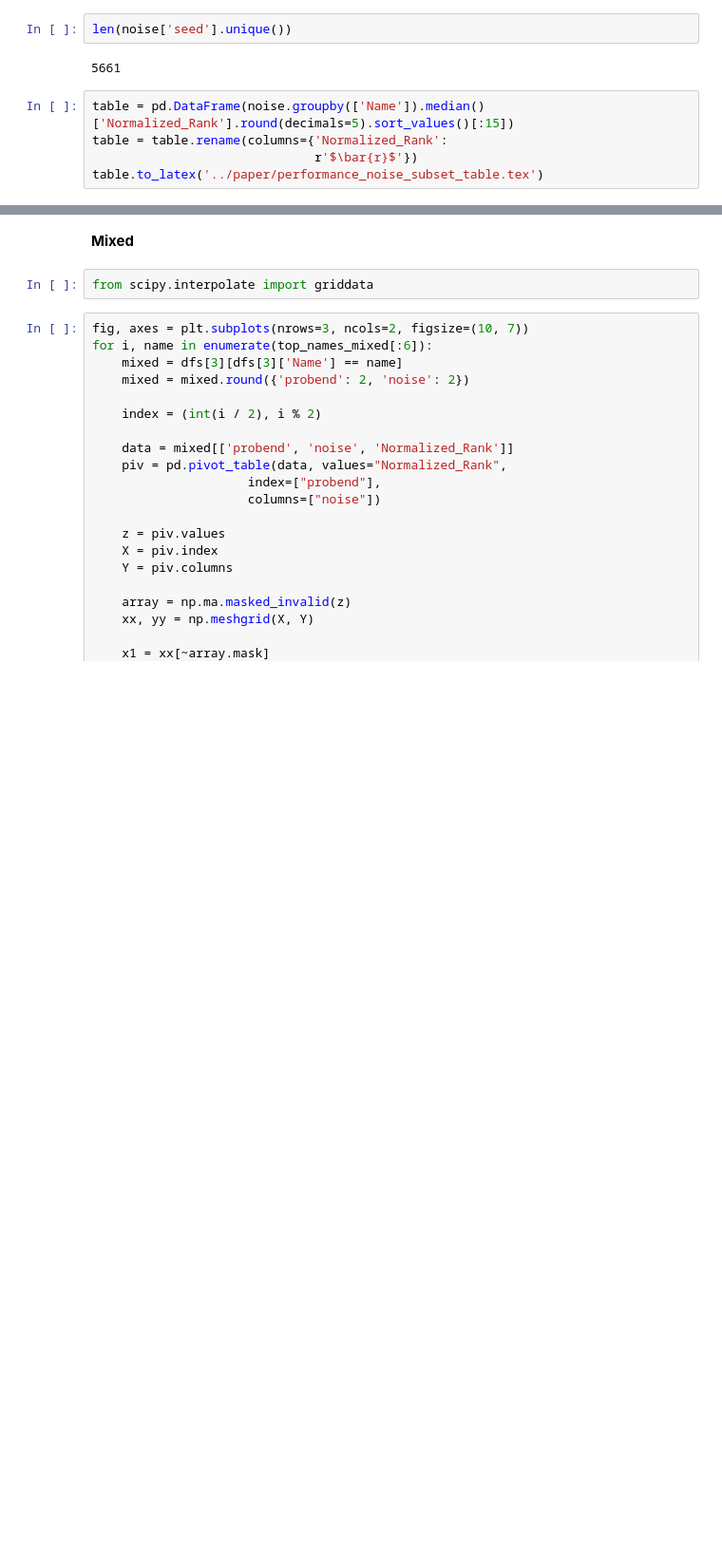
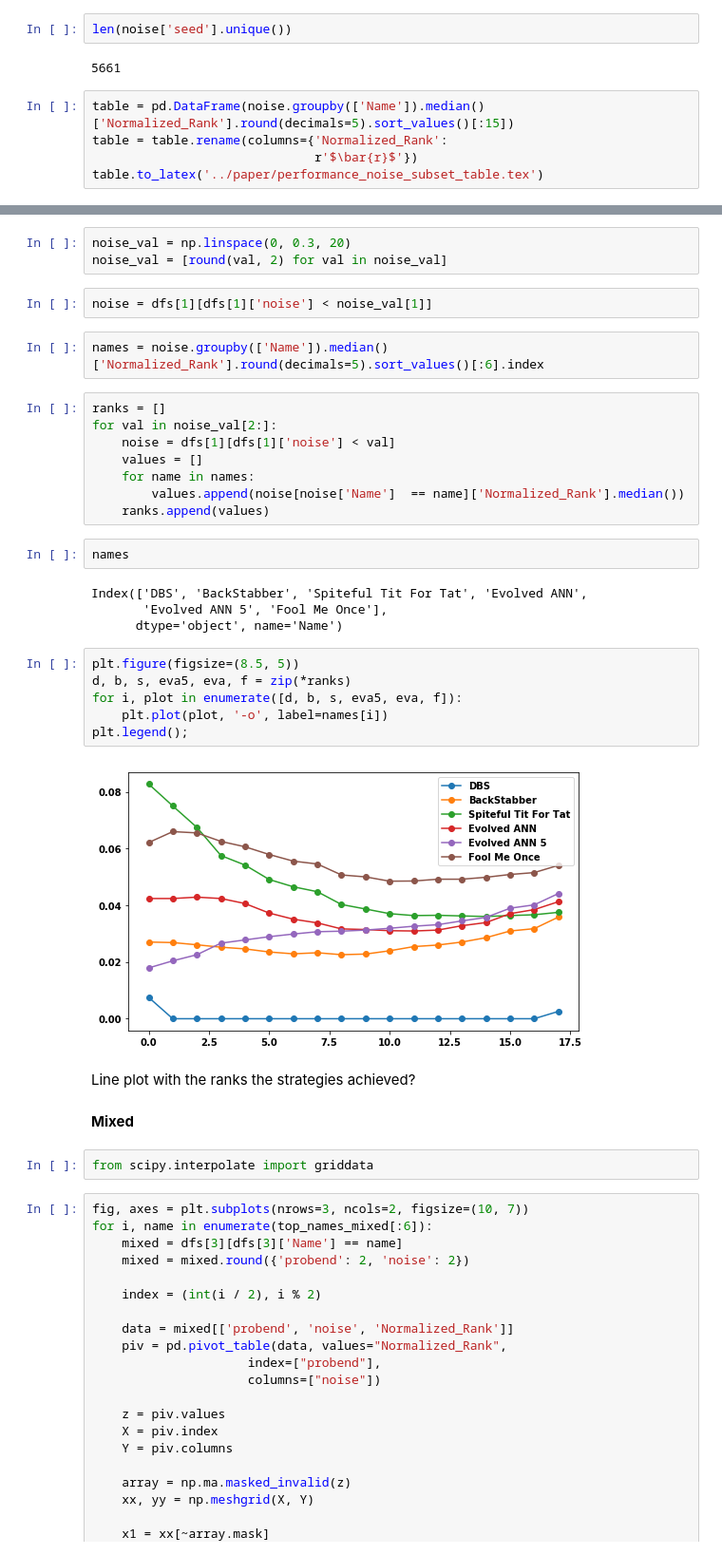
Before and after one commit to Nikoleta-v3/meta-analysis-of-prisoners-dilemma-tournaments, a Jupyter notebook: nbs/1. Top Ranked Strategies.ipynb, the cells around one changed output, grey strips where cells are left out. Shown at 95% size. Cells and saved outputs as stored; diff of their text form; blank space fills up the shorter version.

Commit message:
check top strategies for noise smaller than 0.5

```diff
--- a/nbs/1. Top Ranked Strategies.ipynb
+++ b/nbs/1. Top Ranked Strategies.ipynb
@@ -562,3 +509,34 @@ table.to_latex('../paper/performance_noise_subset_table.tex')
+# %%
+noise_val = np.linspace(0, 0.3, 20)
+noise_val = [round(val, 2) for val in noise_val]
+# %%
+noise = dfs[1][dfs[1]['noise'] < noise_val[1]]
+# %%
+names = noise.groupby(['Name']).median()['Normalized_Rank'].round(decimals=5).sort_values()[:6].index
+# %%
+ranks = []
+for val in noise_val[2:]:
+    noise = dfs[1][dfs[1]['noise'] < val]
+    values = []
+    for name in names:
+        values.append(noise[noise['Name']  == name]['Normalized_Rank'].median())
+    ranks.append(values)
+# %%
+names
+# %% [output]
+Index(['DBS', 'BackStabber', 'Spiteful Tit For Tat', 'Evolved ANN',
+       'Evolved ANN 5', 'Fool Me Once'],
+      dtype='object', name='Name')
+# %%
+plt.figure(figsize=(8.5, 5))
+d, b, s, eva5, eva, f = zip(*ranks)
+for i, plot in enumerate([d, b, s, eva5, eva, f]):
+    plt.plot(plot, '-o', label=names[i])
+plt.legend();
+# %% [output]
+[figure, added]
+# %% [markdown]
+Line plot with the ranks the strategies achieved?
 # %% [markdown]
 **Mixed**
 # %%
```
Also changed, not shown: parts of 13 cells of this notebook.
